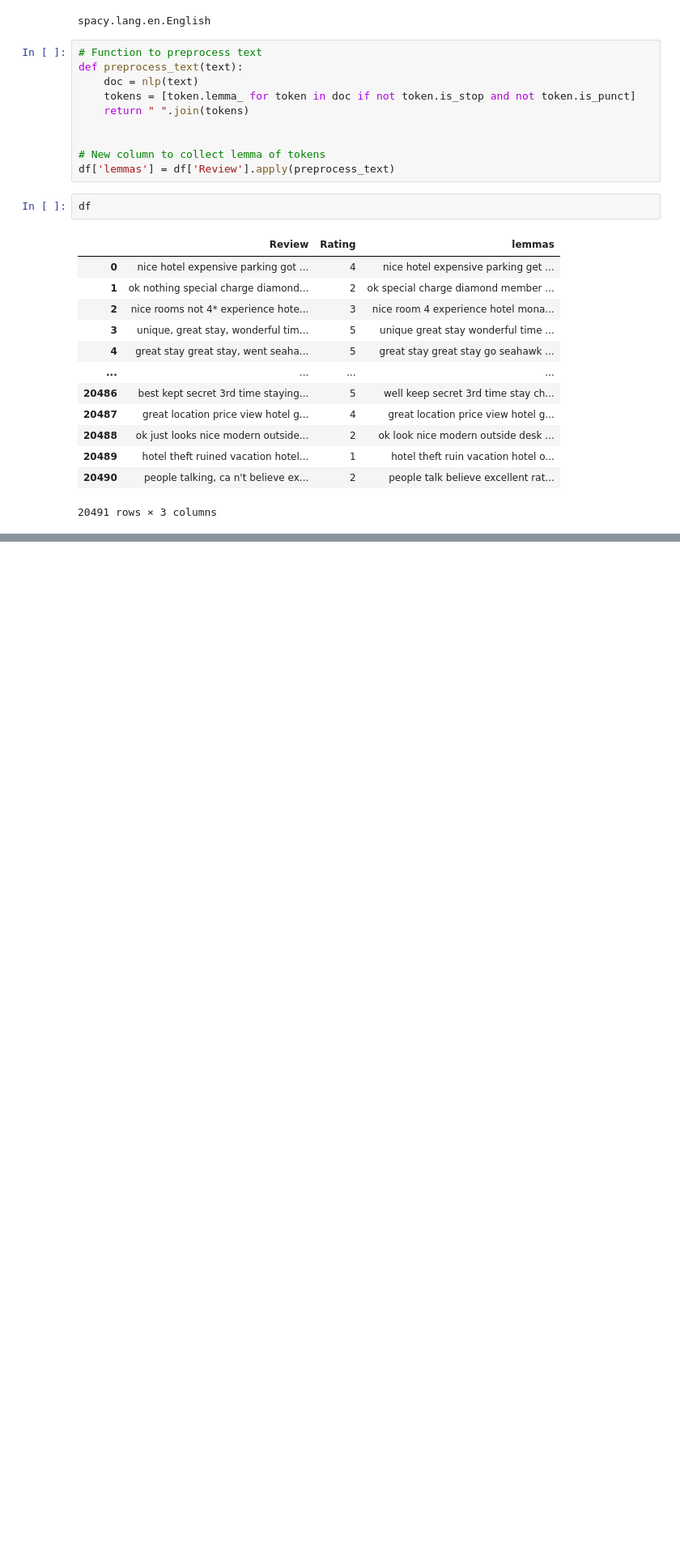
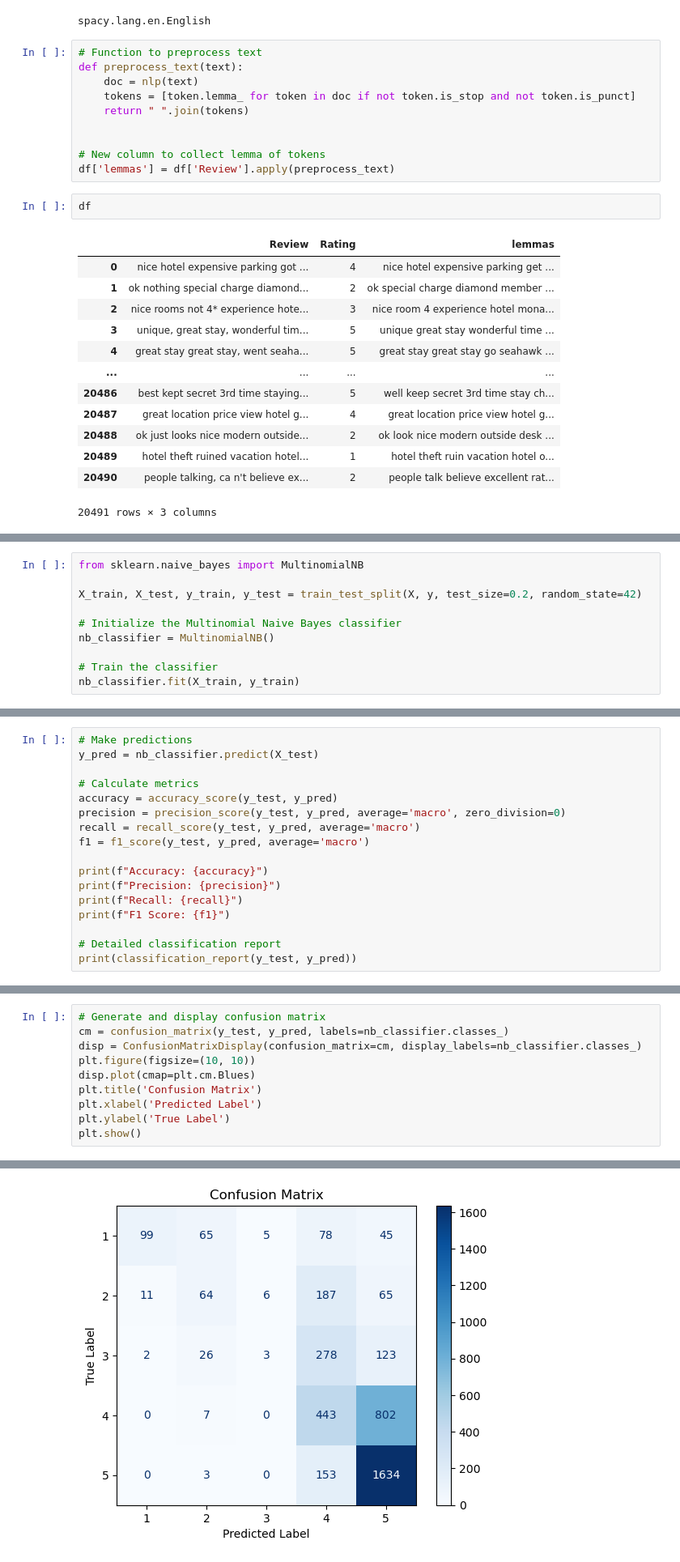
Before and after one commit to Dln358/ModelMetricsComparison, a Jupyter notebook: tripAdvisorML.ipynb, the cells around one changed output, grey strips where cells are left out. Shown at 81% size. Drawn from its saved outputs; the diff is of its cells as text; blank space fills up the shorter version.

```diff
--- a/tripAdvisorML.ipynb
+++ b/tripAdvisorML.ipynb
@@ -87,0 +294,10 @@ df
+# %%
+from sklearn.naive_bayes import MultinomialNB
+
+X_train, X_test, y_train, y_test = train_test_split(X, y, test_size=0.2, random_state=42)
+
+# Initialize the Multinomial Naive Bayes classifier
+nb_classifier = MultinomialNB()
+
+# Train the classifier
+nb_classifier.fit(X_train, y_train)
@@ -87,0 +308,17 @@ df
+# %%
+# Make predictions
+y_pred = nb_classifier.predict(X_test)
+
+# Calculate metrics
+accuracy = accuracy_score(y_test, y_pred)
+precision = precision_score(y_test, y_pred, average='macro', zero_division=0)
+recall = recall_score(y_test, y_pred, average='macro')
+f1 = f1_score(y_test, y_pred, average='macro')
+
+print(f"Accuracy: {accuracy}")
+print(f"Precision: {precision}")
+print(f"Recall: {recall}")
+print(f"F1 Score: {f1}")
+
+# Detailed classification report
+print(classification_report(y_test, y_pred))
@@ -87,0 +343,11 @@ df
+# %%
+# Generate and display confusion matrix
+cm = confusion_matrix(y_test, y_pred, labels=nb_classifier.classes_)
+disp = ConfusionMatrixDisplay(confusion_matrix=cm, display_labels=nb_classifier.classes_)
+plt.figure(figsize=(10, 10))
+disp.plot(cmap=plt.cm.Blues)
+plt.title('Confusion Matrix')
+plt.xlabel('Predicted Label')
+plt.ylabel('True Label')
+plt.show()
+# %% [output]
@@ -87,0 +355 @@ df
+[figure, added]
```
Also changed, not shown: parts of 39 cells of this notebook.
